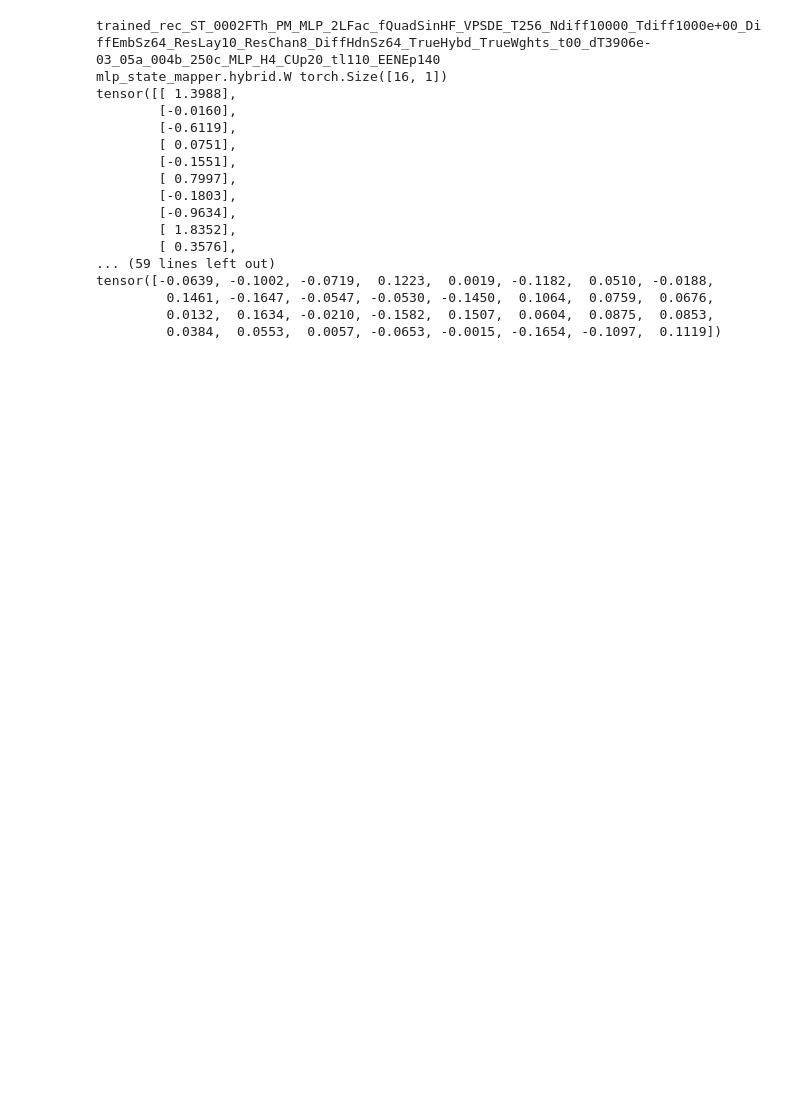
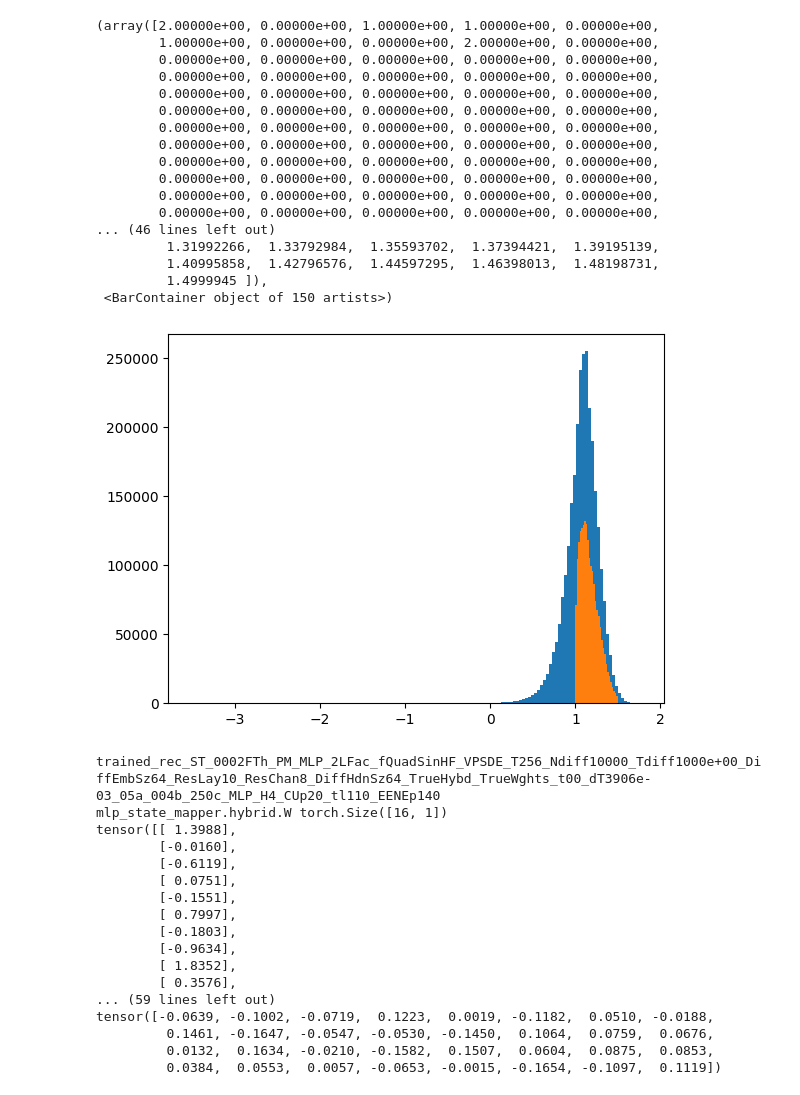
Before and after one commit to marcostapiac/FractionalBrownianMotion, a Jupyter notebook: experiments/generative_modelling/RecursiveVPSDE/ParamEst/TSPM/Markovian/OneDimensional/drifts_Markovian_1D_DriftEvalExp_from_saved.ipynb, the cells around one changed output. Drawn from its saved outputs; the diff is of its cells as text; code cells hidden in the pictures; blank space fills up the shorter version.

```diff
--- a/experiments/generative_modelling/RecursiveVPSDE/ParamEst/TSPM/Markovian/OneDimensional/drifts_Markovian_1D_DriftEvalExp_from_saved.ipynb
+++ b/experiments/generative_modelling/RecursiveVPSDE/ParamEst/TSPM/Markovian/OneDimensional/drifts_Markovian_1D_DriftEvalExp_from_saved.ipynb
@@ -14,3 +15,26 @@ from configs.RecursiveVPSDE.Markovian_fQuadSinHF.recursive_Markovian_PostMeanSco
+# %%
+config = get_config()
+
+data = np.load(config.data_path, allow_pickle=True)
+# %% [output]
+(array([2.00000e+00, 0.00000e+00, 1.00000e+00, 1.00000e+00, 0.00000e+00,
+        1.00000e+00, 0.00000e+00, 0.00000e+00, 2.00000e+00, 0.00000e+00,
+        0.00000e+00, 0.00000e+00, 0.00000e+00, 0.00000e+00, 0.00000e+00,
+        0.00000e+00, 0.00000e+00, 0.00000e+00, 0.00000e+00, 0.00000e+00,
+        0.00000e+00, 0.00000e+00, 0.00000e+00, 0.00000e+00, 0.00000e+00,
+        0.00000e+00, 0.00000e+00, 0.00000e+00, 0.00000e+00, 0.00000e+00,
+        0.00000e+00, 0.00000e+00, 0.00000e+00, 0.00000e+00, 0.00000e+00,
+        0.00000e+00, 0.00000e+00, 0.00000e+00, 0.00000e+00, 0.00000e+00,
+        0.00000e+00, 0.00000e+00, 0.00000e+00, 0.00000e+00, 0.00000e+00,
+        0.00000e+00, 0.00000e+00, 0.00000e+00, 0.00000e+00, 0.00000e+00,
+        0.00000e+00, 0.00000e+00, 0.00000e+00, 0.00000e+00, 0.00000e+00,
+        0.00000e+00, 0.00000e+00, 0.00000e+00, 0.00000e+00, 0.00000e+00,
+... (46 lines left out)
+         1.31992266,  1.33792984,  1.35593702,  1.37394421,  1.39195139,
+         1.40995858,  1.42796576,  1.44597295,  1.46398013,  1.48198731,
+         1.4999945 ]),
+ <BarContainer object of 150 artists>)
+[figure, added]
 # %%
 from src.generative_modelling.models.TimeDependentScoreNetworks.ClassConditionalMarkovianTSPostMeanScoreMatching import \
     ConditionalMarkovianTSPostMeanScoreMatching
```
Also changed, not shown: parts of 1 cell of this notebook, 1 other file.
